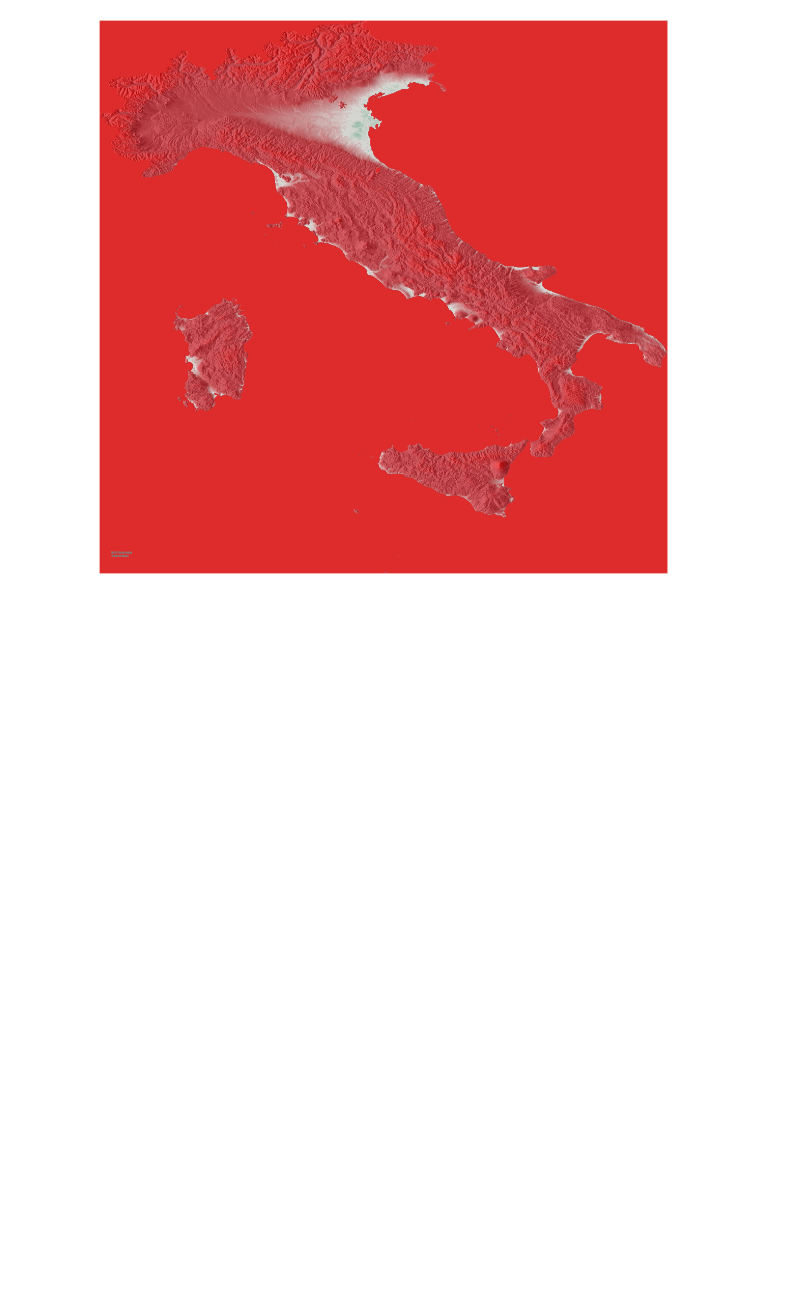
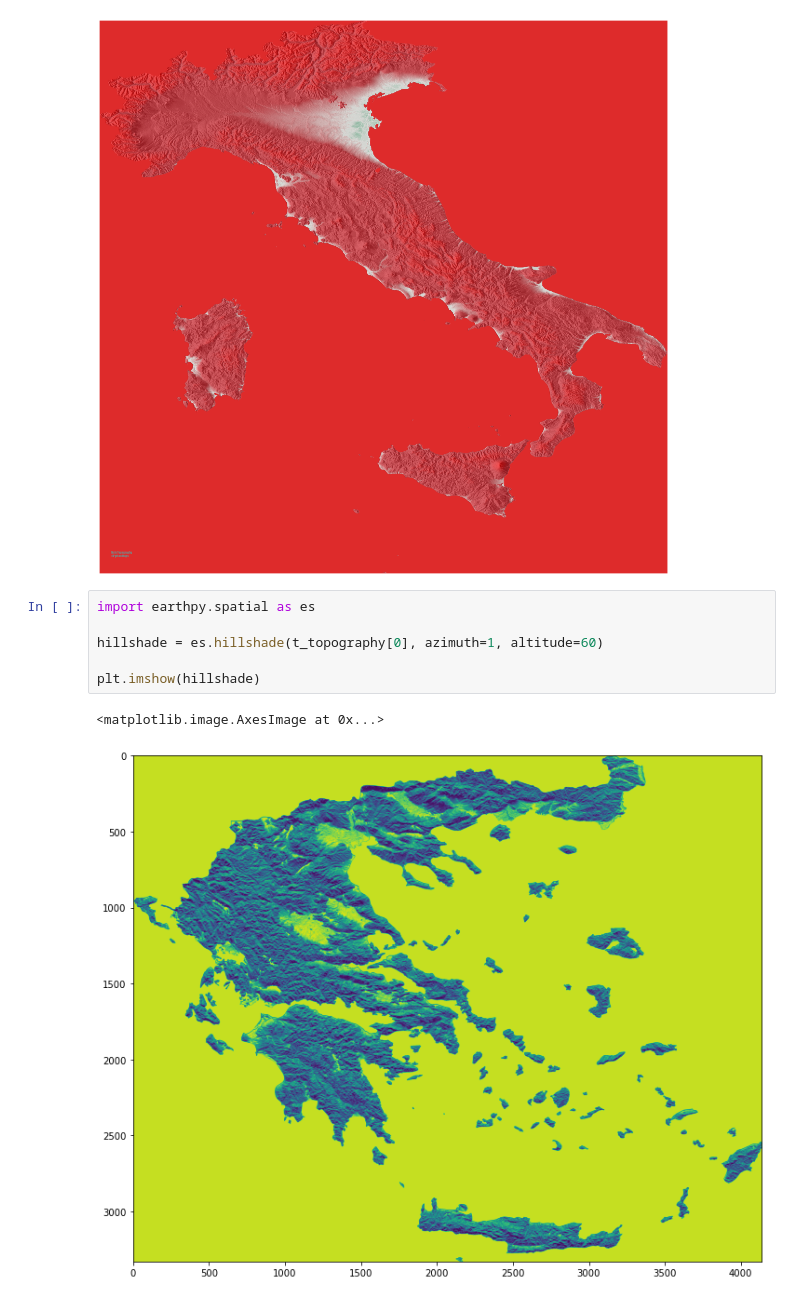
Before and after one commit to kebuhcah/experiments, a Jupyter notebook: rasterio/geoenv_italy_map.ipynb, the cells around one changed output. Cells and saved outputs as stored; diff of their text form; blank space fills up the shorter version.

```diff
--- a/rasterio/geoenv_italy_map.ipynb
+++ b/rasterio/geoenv_italy_map.ipynb
@@ -127,3 +149,12 @@ txt = ax.text(0.02, 0.03, "Italy Topography \n@PythonMaps",
 plt.show()
 # %% [output]
 [figure]
+# %%
+import earthpy.spatial as es
+
+hillshade = es.hillshade(t_topography[0], azimuth=1, altitude=60)
+
+plt.imshow(hillshade)
+# %% [output]
+<matplotlib.image.AxesImage at 0x...>
+[figure, added]
```
Also changed, not shown: parts of 7 cells of this notebook.
